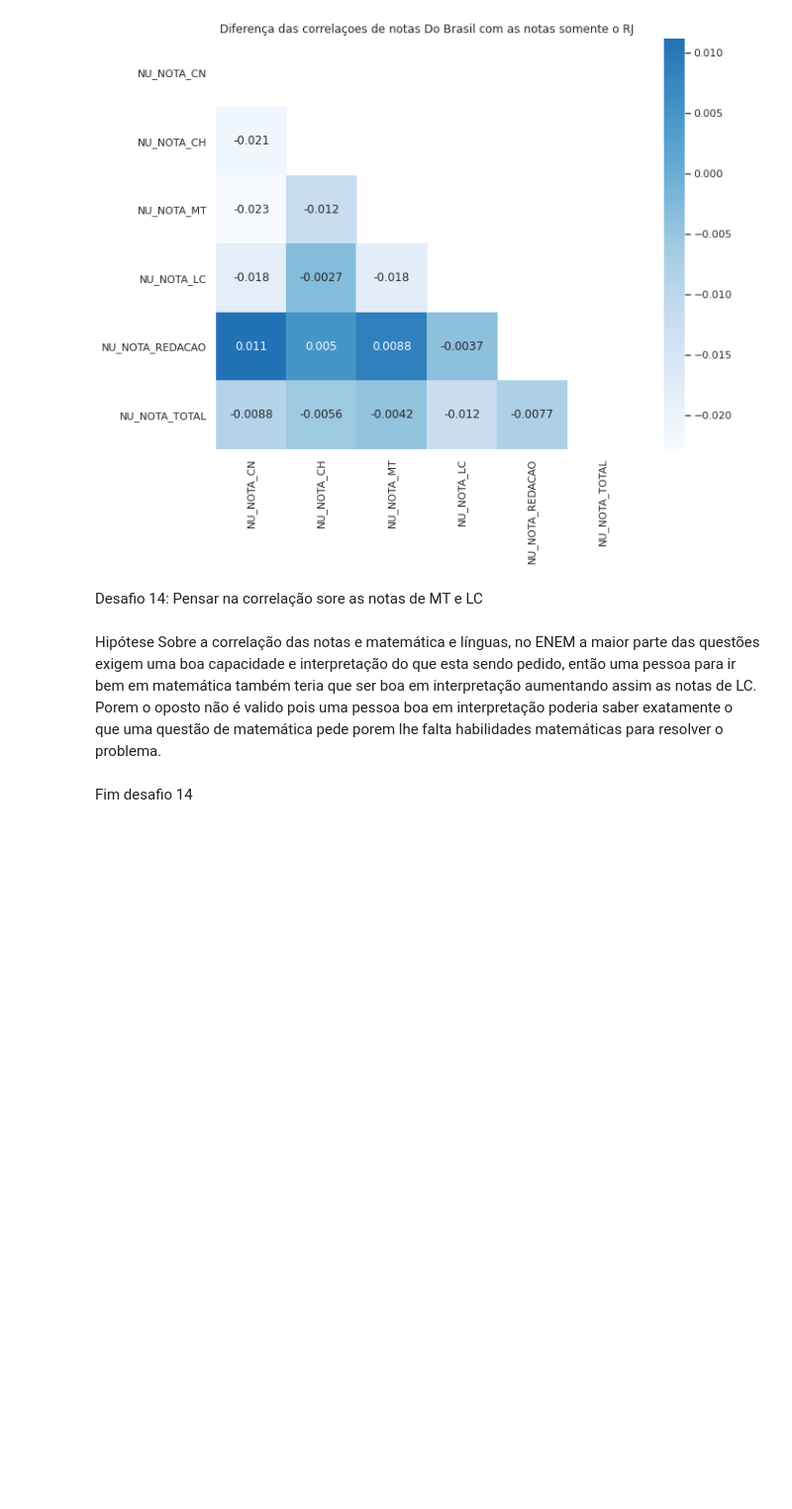
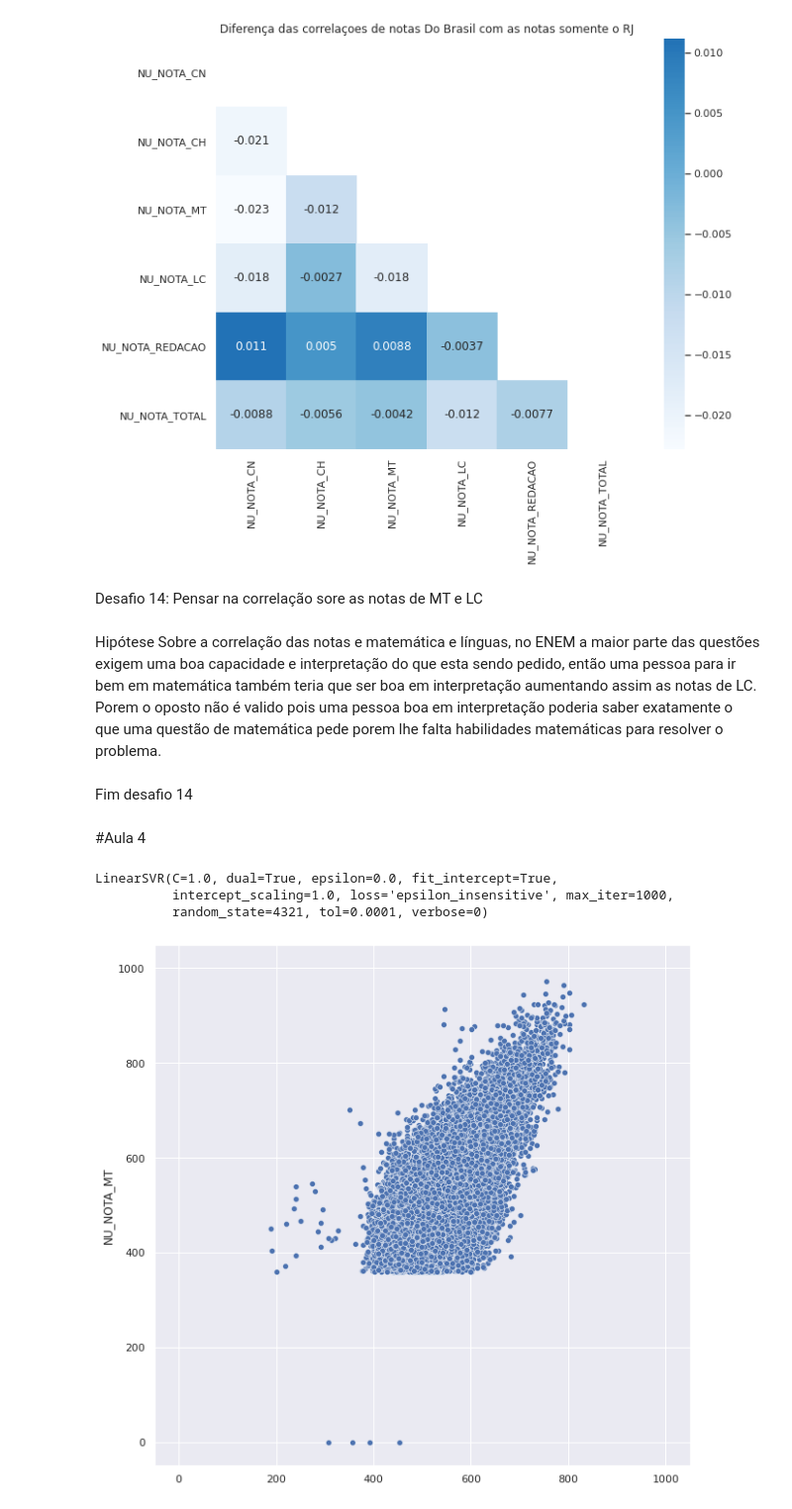
Before and after one commit to Igor-Arantes/Imersao-dados-alura, a Jupyter notebook: Imersão_Dados_Alura.ipynb, the cells around one changed output. Shown at 99% size. Cells and saved outputs as stored; diff of their text form; code cells hidden in the pictures; blank space fills up the shorter version.

Commit message:
Aula 4 sem desafios

```diff
--- a/Imersão_Dados_Alura.ipynb
+++ b/Imersão_Dados_Alura.ipynb
@@ -713,3 +713,40 @@ Desafio 14: Pensar na correlação sore as notas de MT e LC
 Hipótese Sobre a correlação das notas e matemática e línguas, no ENEM a maior parte das questões exigem uma boa capacidade e interpretação do que esta sendo pedido, então uma pessoa para ir bem em matemática também teria que ser boa em interpretação aumentando assim as notas de LC. Porem o oposto não é valido pois uma pessoa boa em interpretação poderia saber exatamente o que uma questão de matemática pede porem lhe falta habilidades matemáticas para resolver o problema.
 # %% [markdown]
 Fim desafio 14
+# %% [markdown]
+#Aula 4
+# %%
+provas_entrada = ['NU_NOTA_CH','NU_NOTA_LC','NU_NOTA_CN','NU_NOTA_REDACAO']
+prova_saida = 'NU_NOTA_MT'
+
+dados_sem_nota_zero = dados_sem_nota_zero[provas].dropna()
+
+notas_entrada = dados_sem_nota_zero[provas_entrada]
+notas_saida =dados_sem_nota_zero[prova_saida]
+
+x = notas_entrada
+y = notas_saida
+
+SEED = 4321
+from sklearn.model_selection import train_test_split
+x_treino,x_teste,y_treino,y_teste = train_test_split(x,y,test_size = 0.25, random_state =SEED)
+# %%
+from sklearn.svm import LinearSVR
+
+modelo = LinearSVR(random_state = SEED)
+modelo.fit(x_treino, y_treino)
+# %% [output]
+LinearSVR(C=1.0, dual=True, epsilon=0.0, fit_intercept=True,
+          intercept_scaling=1.0, loss='epsilon_insensitive', max_iter=1000,
+          random_state=4321, tol=0.0001, verbose=0)
+# %%
+predicoes_matematica=modelo.predict(x_teste)
+# %%
+
+plt.figure(figsize=(10,10))
+sns.scatterplot(x=predicoes_matematica,y=y_teste)
+plt.xlim((-50,1050))
+plt.ylim((-50,1050))
+plt.show()
+# %% [output]
+[figure, added]
```
Also changed, not shown: parts of 12 cells of this notebook.
